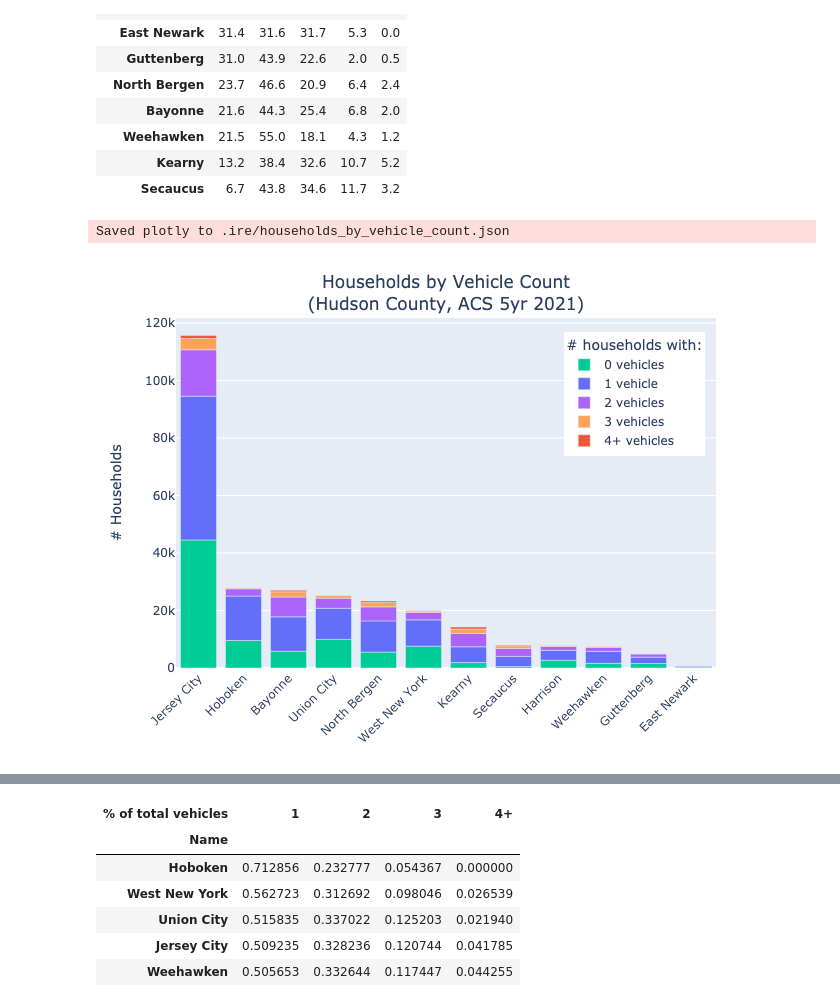
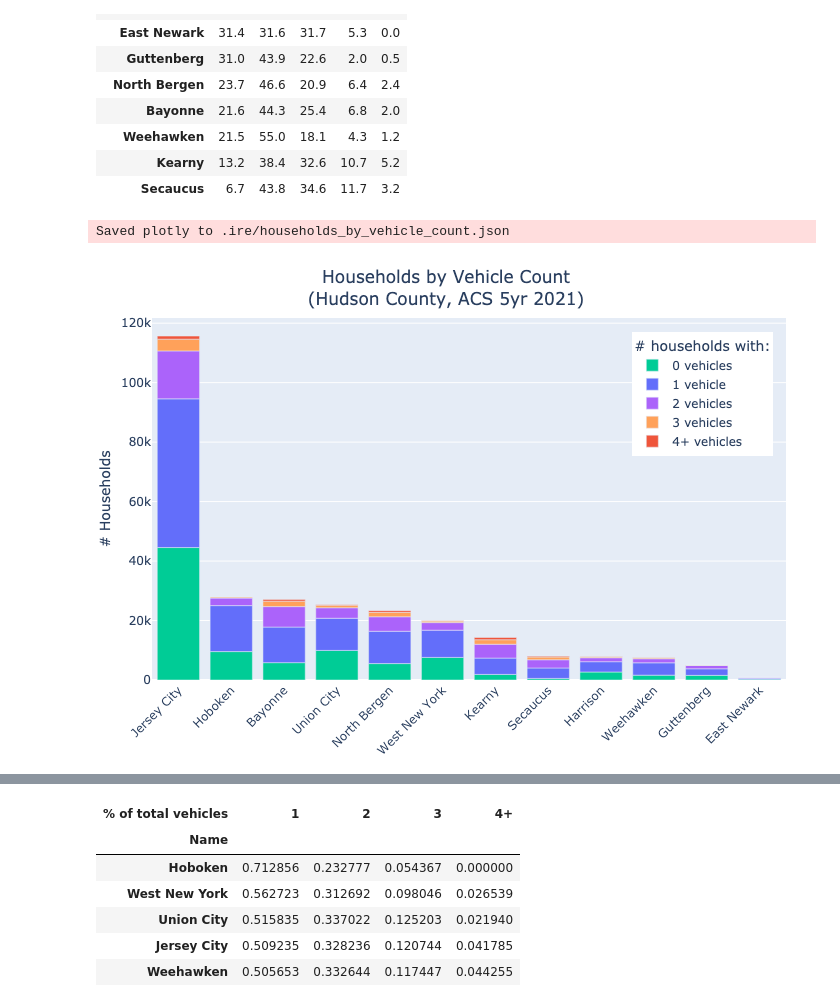
Before and after one commit to hudcostreets/household-vehicles, a Jupyter notebook: hudson/household vehicle ownership.ipynb, the cells around one changed output, grey strips where cells are left out. Saved outputs shown, nothing was run; the diff lists cells and outputs as text; code cells hidden in the pictures.

Commit message:
improve hudson plot formatting

```diff
--- a/hudson/household vehicle ownership.ipynb
+++ b/hudson/household vehicle ownership.ipynb
@@ -48,7 +48,8 @@ def plot(df, title, y=None, colors=colors, name=None, w=W, h=H, pct=False, legen
     fig.update_traces(hovertemplate=None)
     titled_fig = go.Figure(fig)
     titled_fig.update_layout(
-        title=dict(text=title, x=0.5),
+        title=dict(text=title, x=0.5, y=.95),
+        margin_t=fig.layout.margin.t + 50,
     )
     if name:
         fig.write_image(f'{name}.png', width=w, height=h)
@@ -72,7 +73,10 @@ pct_legend = dict(
     x=0.5,
     title='Vehicles per household:',
 )
-pct_layout = dict(margin=dict(t=90, l=0, r=10, b=10))
+pct_margin = dict(t=40, l=0, r=10, b=10)
+pct_layout = dict(margin=pct_margin)
+abs_margin = dict(t=10, l=0, r=10, b=10)
+abs_layout = dict(margin=abs_margin)
 # %%
 d = read_csv(f'acs2021_5yr_B08201_16000US3466570/acs2021_5yr_B08201_16000US3466570.csv')
 d
@@ -165,14 +169,14 @@ Saved parquet to .ire/hh_pct.parquet
 # %%
 plot(
     hhs,
     title='Households by Vehicle Count<br>(Hudson County, ACS 5yr 2021)',
-    labels={'Name': ''},
     legend=ur_legend('# households with:'),
+    layout=abs_layout,
     name='households_by_vehicle_count',
 )
 # %% [output]
 Saved plotly to .ire/households_by_vehicle_count.json
-[figure, old version]
+[figure, new version]
 # %%
 plot(
     hhs_pcts,
```
Also changed, not shown: parts of 3 cells of this notebook, 12 other files.
